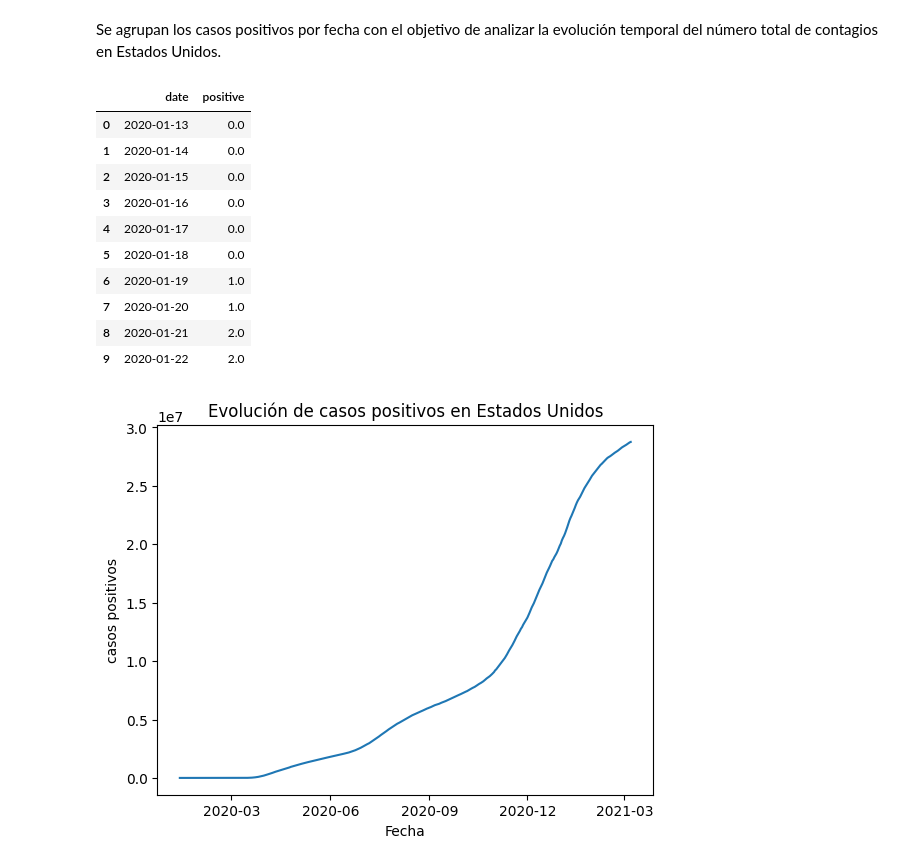
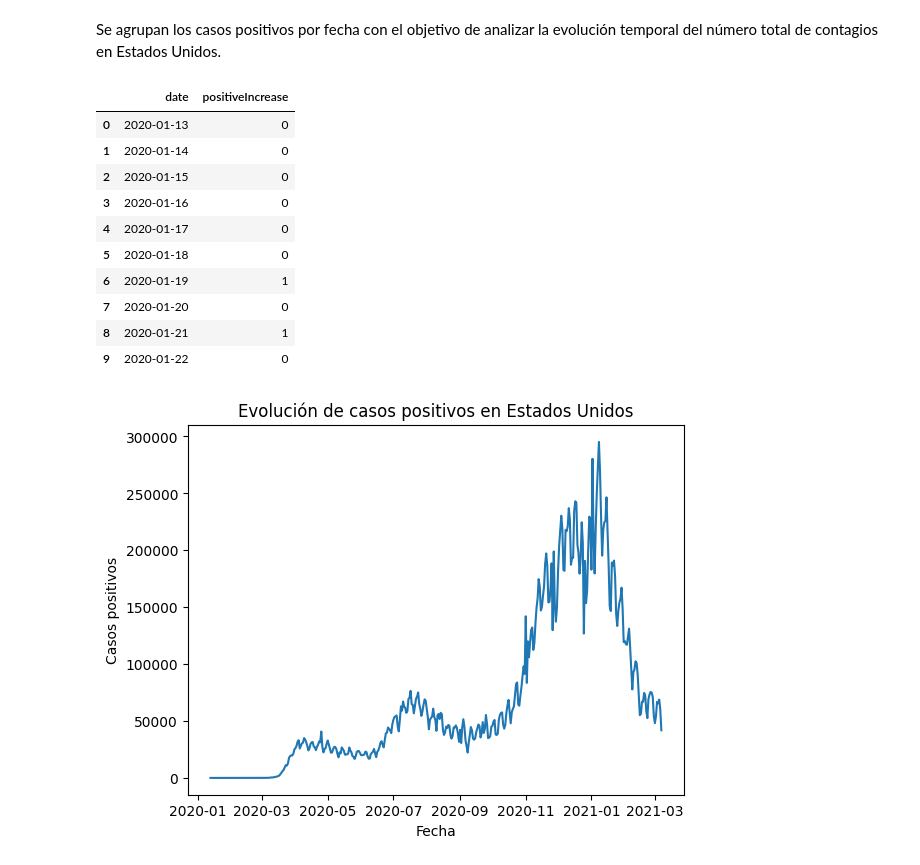
Before and after one commit to Bootcamp-IA-P6/Proyecto4_Gema_Yebenes_EDA, a Jupyter notebook: notebooks/01_eda_covid_usa.ipynb, the cells around one changed output. Cells and saved outputs as stored; diff of their text form; code cells hidden in the pictures.

```diff
--- a/notebooks/01_eda_covid_usa.ipynb
+++ b/notebooks/01_eda_covid_usa.ipynb
@@ -184,7 +203,9 @@ cols = [
     'positiveIncrease',
     'death',
     'deathIncrease',
-    'hospitalizedCurrently'
+    'hospitalizedCurrently',
+    'year',
+    'month'
 ]
 
 df_analysis = df[cols]
@@ -213,4 +234,5 @@ los análisis posteriores.
 # %%
+df_analysis[['positive', 'death', 'hospitalizedCurrently']] = df_analysis[['positive', 'death', 'hospitalizedCurrently']].ffill()
 df_analysis[['positive', 'death', 'hospitalizedCurrently']] = df_analysis[['positive', 'death', 'hospitalizedCurrently']].fillna(0)
 # %% [markdown]
 Verificamos que todas las columnas ya no tengan valores nulos
@@ -283,35 +293,35 @@ Se analiza la evolución temporal del número de casos positivos con el
 objetivo de identificar tendencias, picos de contagio y periodos de mayor
 incidencia de la pandemia.
 # %%
-cases_by_date = df_analysis.groupby('date')['positive'].sum().reset_index()
+cases_by_date = df_analysis.groupby('date')['positiveIncrease'].sum().reset_index()
 # %% [markdown]
 Se agrupan los casos positivos por fecha con el objetivo de analizar la
 evolución temporal del número total de contagios en Estados Unidos.
 # %%
 cases_by_date.head(10)
 # %% [output]
-|  | date | positive |
-| 0 | 2020-01-13 | 0.0 |
-| 1 | 2020-01-14 | 0.0 |
-| 2 | 2020-01-15 | 0.0 |
-| 3 | 2020-01-16 | 0.0 |
-| 4 | 2020-01-17 | 0.0 |
-| 5 | 2020-01-18 | 0.0 |
-| 6 | 2020-01-19 | 1.0 |
-| 7 | 2020-01-20 | 1.0 |
-| 8 | 2020-01-21 | 2.0 |
-| 9 | 2020-01-22 | 2.0 |
+|  | date | positiveIncrease |
+| 0 | 2020-01-13 | 0 |
+| 1 | 2020-01-14 | 0 |
+| 2 | 2020-01-15 | 0 |
+| 3 | 2020-01-16 | 0 |
+| 4 | 2020-01-17 | 0 |
+| 5 | 2020-01-18 | 0 |
+| 6 | 2020-01-19 | 1 |
+| 7 | 2020-01-20 | 0 |
+| 8 | 2020-01-21 | 1 |
+| 9 | 2020-01-22 | 0 |
 # %%
 import matplotlib.pyplot as plt
 import matplotlib.dates as mdates
 
 plt.figure()
-plt.plot(cases_by_date ["date"], cases_by_date ["positive"])
+plt.plot(cases_by_date ["date"], cases_by_date ["positiveIncrease"])
 plt.title('Evolución de casos positivos en Estados Unidos')
 plt.xlabel("Fecha")
 plt.ylabel("Casos positivos")
-plt.gca().xaxis.set_major_locator(mdates.MonthLocator(interval=3))
-plt.gca().xaxis.set_major_formatter(mdates.DateFormatter('%Y-%m'))
+# plt.gca().xaxis.set_major_locator(mdates.MonthLocator(interval=3))
+# plt.gca().xaxis.set_major_formatter(mdates.DateFormatter('%Y-%m'))
 plt.show()
 # %% [output]
-[figure, old version]
+[figure, new version]
```
Also changed, not shown: parts of 26 cells of this notebook, 2 other files.
